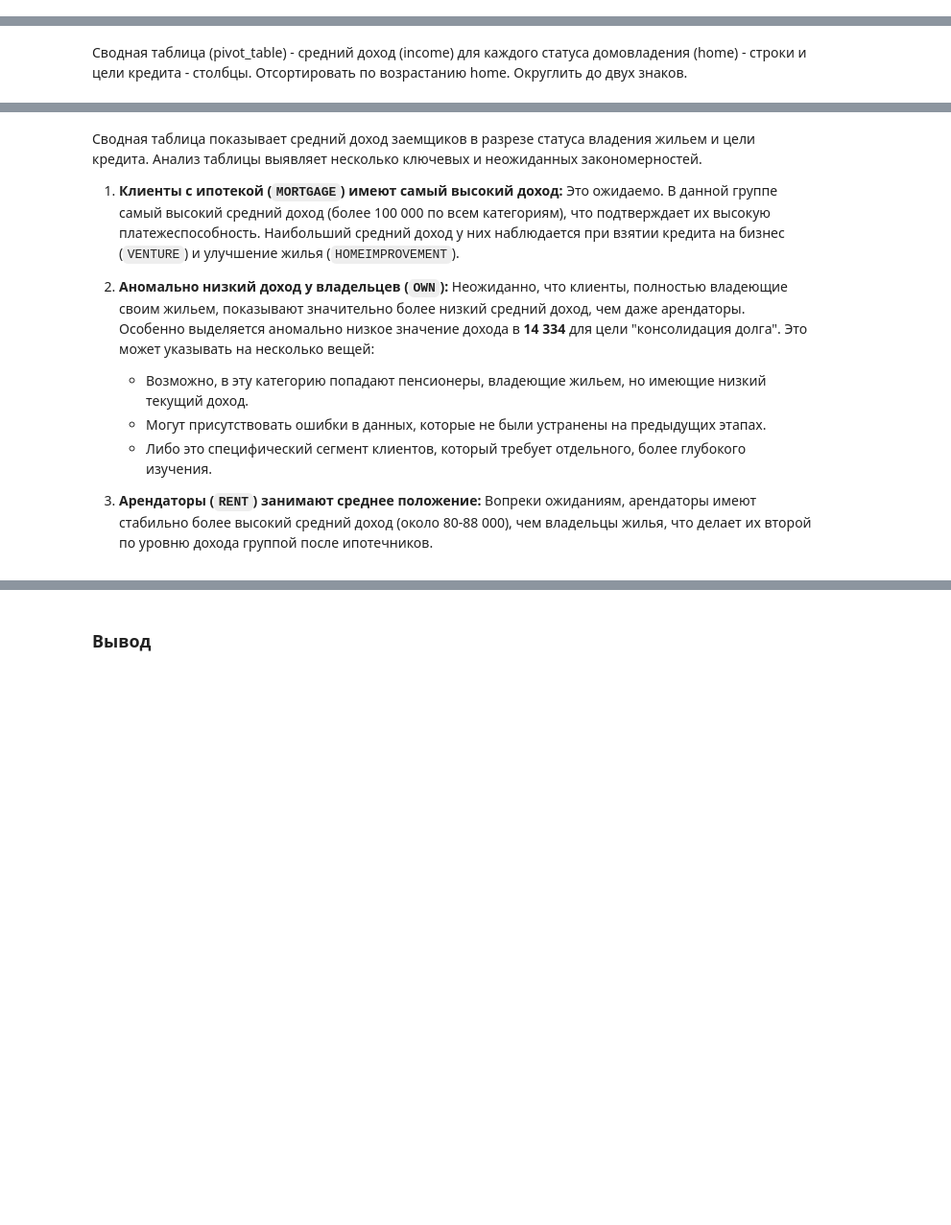
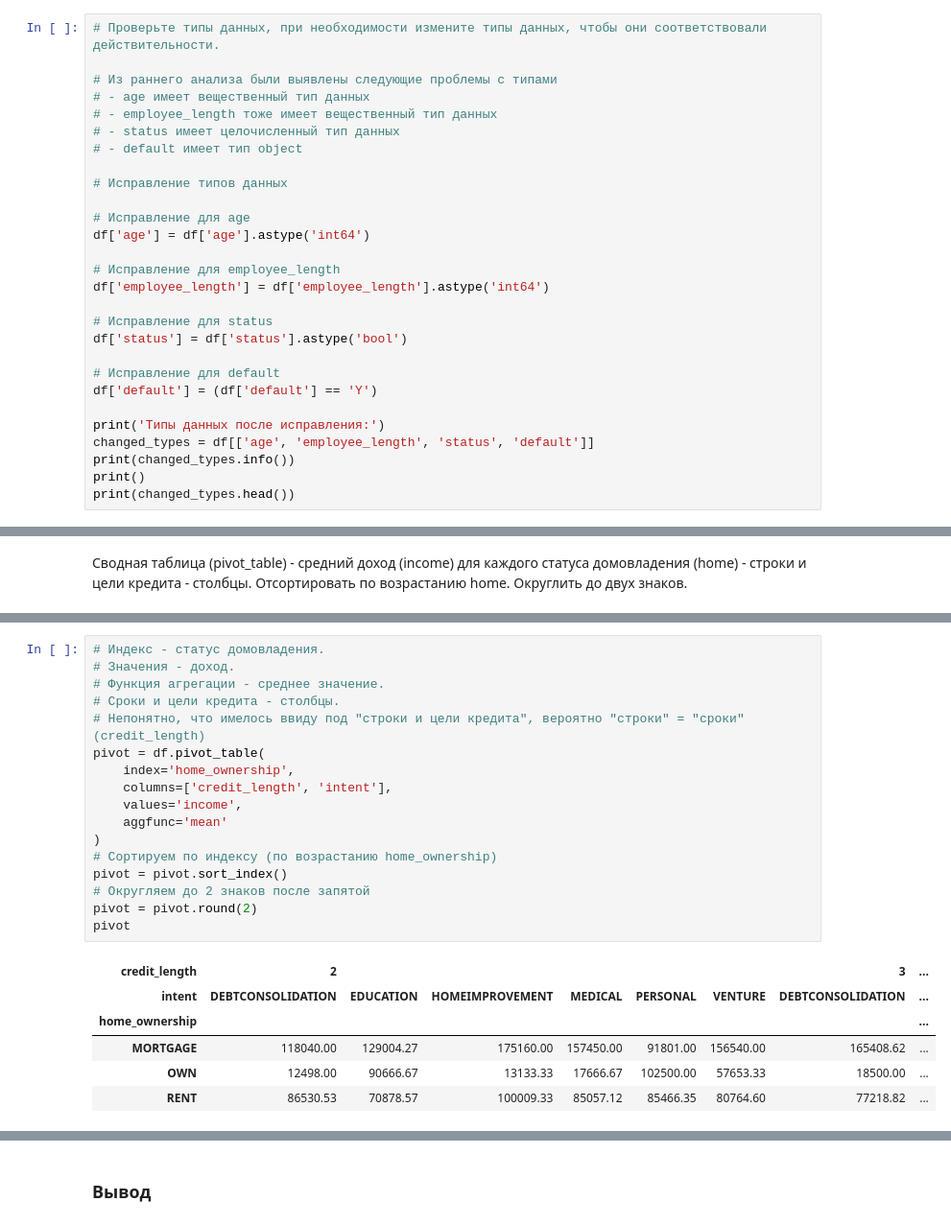
Before and after one commit to cocahonka/suai-data-science-labs, a Jupyter notebook: lab1/ЛР1_Мясников_7.ipynb, the cells around one changed output, grey strips where cells are left out. Shown at 96% size. Cells and saved outputs as stored; diff of their text form; blank space fills up the shorter version.

```diff
--- a/lab1/ЛР1_Мясников_7.ipynb
+++ b/lab1/ЛР1_Мясников_7.ipynb
@@ -427,0 +482,28 @@ memory usage: 47.0+ KB
+# %%
+# Проверьте типы данных, при необходимости измените типы данных, чтобы они соответствовали действительности.
+
+# Из раннего анализа были выявлены следующие проблемы с типами
+# - age имеет вещественный тип данных
+# - employee_length тоже имеет вещественный тип данных
+# - status имеет целочисленный тип данных
+# - default имеет тип object
+
+# Исправление типов данных
+
+# Исправление для age
+df['age'] = df['age'].astype('int64')
+
+# Исправление для employee_length
+df['employee_length'] = df['employee_length'].astype('int64')
+
+# Исправление для status
+df['status'] = df['status'].astype('bool')
+
+# Исправление для default
+df['default'] = (df['default'] == 'Y')
+
+print('Типы данных после исправления:')
+changed_types = df[['age', 'employee_length', 'status', 'default']]
+print(changed_types.info())
+print()
+print(changed_types.head())
@@ -557,11 +669,24 @@ task4_pivot
-# %% [markdown]
-Сводная таблица показывает средний доход заемщиков в разрезе статуса владения жильем и цели кредита. Анализ таблицы выявляет несколько ключевых и неожиданных закономерностей.
-
-1.  **Клиенты с ипотекой (`MORTGAGE`) имеют самый высокий доход:** Это ожидаемо. В данной группе самый высокий средний доход (более 100 000 по всем категориям), что подтверждает их высокую платежеспособность. Наибольший средний доход у них наблюдается при взятии кредита на бизнес (`VENTURE`) и улучшение жилья (`HOMEIMPROVEMENT`).
-
-2.  **Аномально низкий доход у владельцев (`OWN`):** Неожиданно, что клиенты, полностью владеющие своим жильем, показывают значительно более низкий средний доход, чем даже арендаторы. Особенно выделяется аномально низкое значение дохода в **14 334** для цели "консолидация долга". Это может указывать на несколько вещей:
-    *   Возможно, в эту категорию попадают пенсионеры, владеющие жильем, но имеющие низкий текущий доход.
-    *   Могут присутствовать ошибки в данных, которые не были устранены на предыдущих этапах.
-    *   Либо это специфический сегмент клиентов, который требует отдельного, более глубокого изучения.
-
-3.  **Арендаторы (`RENT`) занимают среднее положение:** Вопреки ожиданиям, арендаторы имеют стабильно более высокий средний доход (около 80-88 000), чем владельцы жилья, что делает их второй по уровню дохода группой после ипотечников.
+# %%
+# Индекс - статус домовладения.
+# Значения - доход.
+# Функция агрегации - среднее значение.
+# Сроки и цели кредита - столбцы.
+# Непонятно, что имелось ввиду под "строки и цели кредита", вероятно "строки" = "сроки" (credit_length)
+pivot = df.pivot_table(
+    index='home_ownership',
+    columns=['credit_length', 'intent'],
+    values='income',
+    aggfunc='mean'
+)
+# Сортируем по индексу (по возрастанию home_ownership)
+pivot = pivot.sort_index()
+# Округляем до 2 знаков после запятой
+pivot = pivot.round(2)
+pivot
+# %% [output]
+| credit_length | 2 |  |  |  |  |  | 3 | ... |
+| intent | DEBTCONSOLIDATION | EDUCATION | HOMEIMPROVEMENT | MEDICAL | PERSONAL | VENTURE | DEBTCONSOLIDATION | ... |
+| home_ownership |  |  |  |  |  |  |  | ... |
+| MORTGAGE | 118040.00 | 129004.27 | 175160.00 | 157450.00 | 91801.00 | 156540.00 | 165408.62 | ... |
+| OWN | 12498.00 | 90666.67 | 13133.33 | 17666.67 | 102500.00 | 57653.33 | 18500.00 | ... |
+| RENT | 86530.53 | 70878.57 | 100009.33 | 85057.12 | 85466.35 | 80764.60 | 77218.82 | ... |
```
Also changed, not shown: parts of 69 cells of this notebook.
